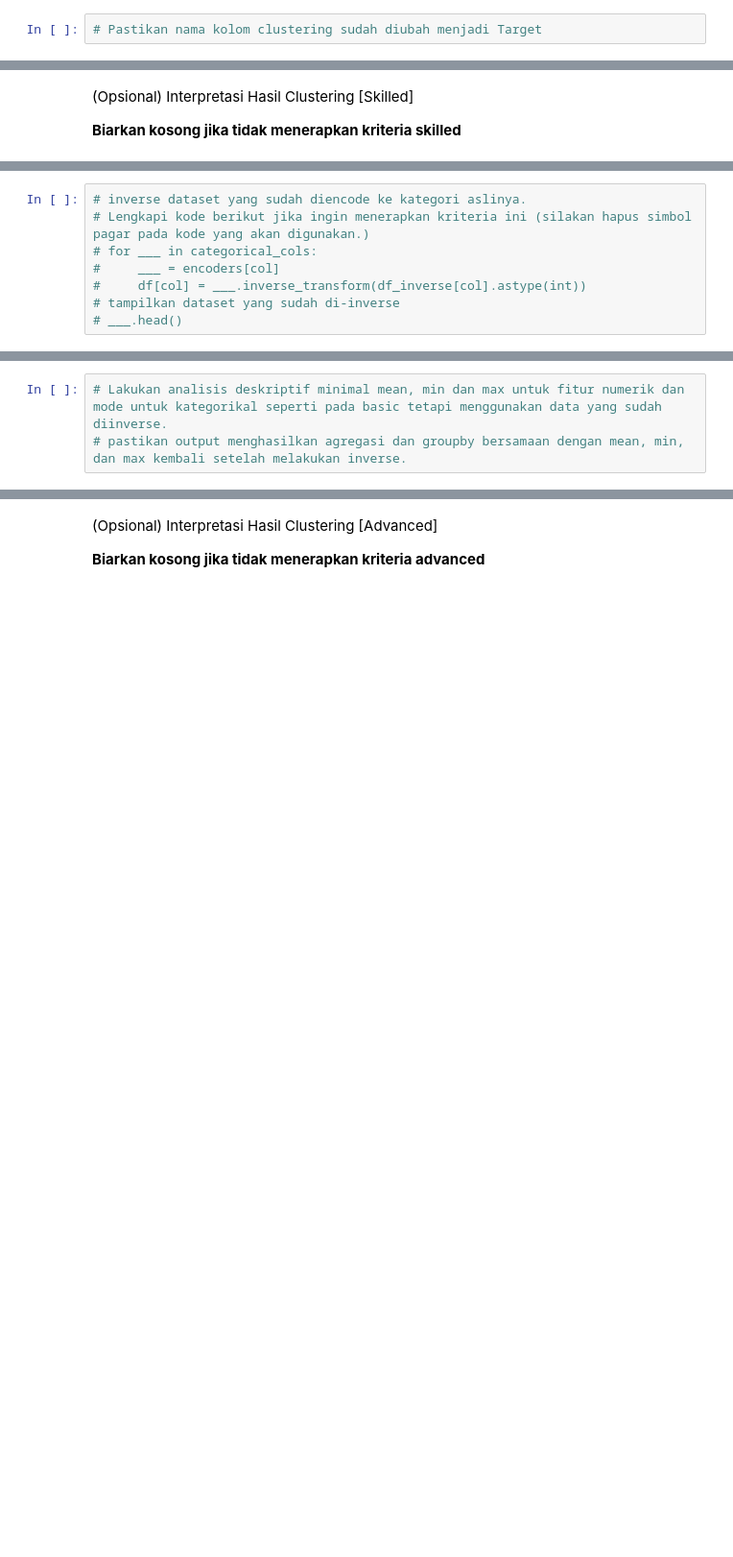
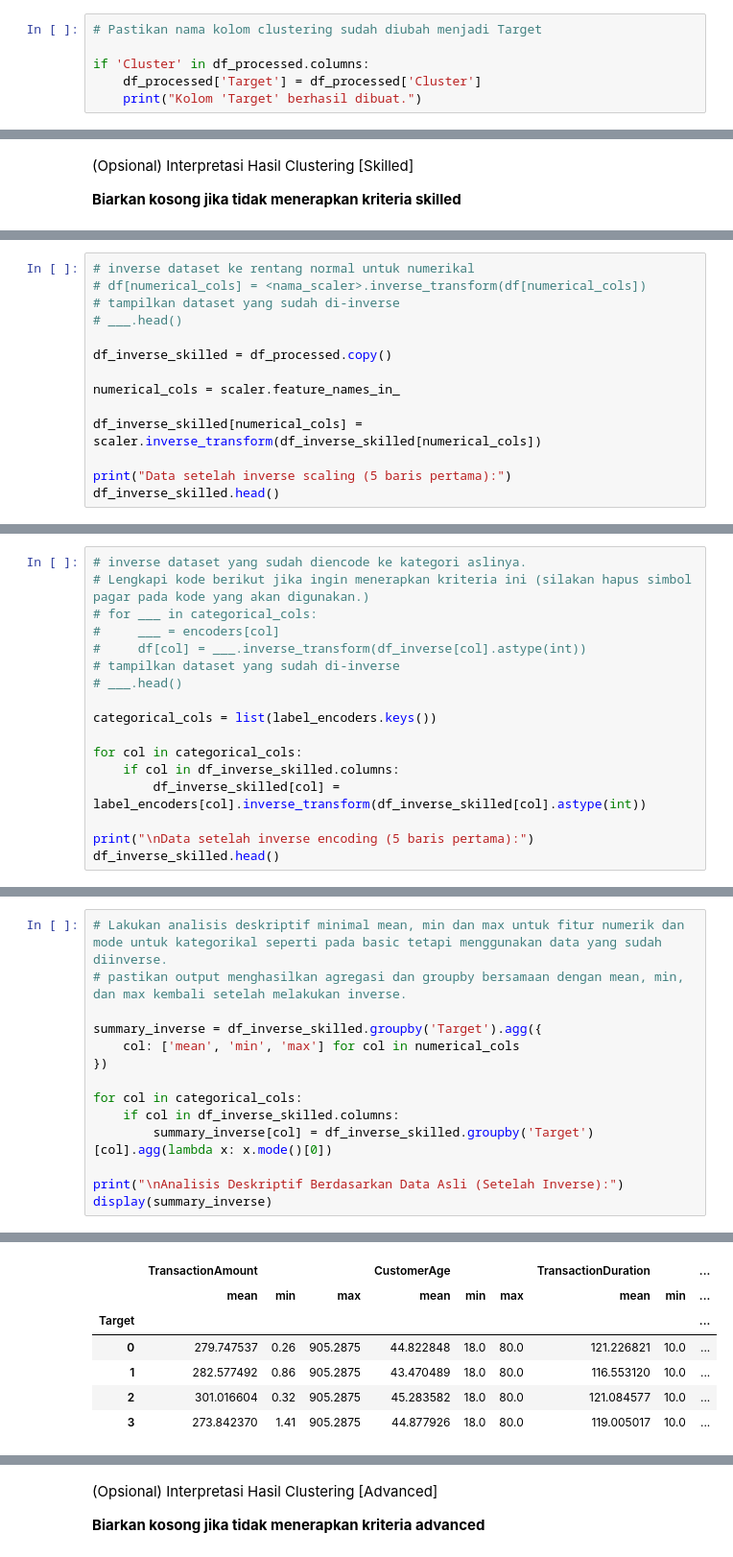
Before and after one commit to NaufalYogaPratama/BMLP-bank-transactions-data-model, a Jupyter notebook: [Clustering]_Submission_Akhir__Naufal_Yoga_Pratama.ipynb, the cells around one changed output, grey strips where cells are left out. Shown at 96% size. Cells and saved outputs as stored; diff of their text form; blank space fills up the shorter version.

```diff
--- a/[Clustering]_Submission_Akhir__Naufal_Yoga_Pratama.ipynb
+++ b/[Clustering]_Submission_Akhir__Naufal_Yoga_Pratama.ipynb
@@ -596,3 +596,7 @@ Analisis Deskriptif Berdasarkan Data yang Sudah Diproses:
 2. Simpan hasilnya ke dalam file CSV menggunakan function `to_csv()`.
 # %%
 # Pastikan nama kolom clustering sudah diubah menjadi Target
+
+if 'Cluster' in df_processed.columns:
+    df_processed['Target'] = df_processed['Cluster']
+    print("Kolom 'Target' berhasil dibuat.")
@@ -636,0 +617,14 @@ df_inverse.head()
+# %%
+# inverse dataset ke rentang normal untuk numerikal
+# df[numerical_cols] = <nama_scaler>.inverse_transform(df[numerical_cols])
+# tampilkan dataset yang sudah di-inverse
+# ___.head()
+
+df_inverse_skilled = df_processed.copy()
+
+numerical_cols = scaler.feature_names_in_
+
+df_inverse_skilled[numerical_cols] = scaler.inverse_transform(df_inverse_skilled[numerical_cols])
+
+print("Data setelah inverse scaling (5 baris pertama):")
+df_inverse_skilled.head()
@@ -642,3 +644,12 @@ df_inverse.head()
 #     df[col] = ___.inverse_transform(df_inverse[col].astype(int))
 # tampilkan dataset yang sudah di-inverse
 # ___.head()
+
+categorical_cols = list(label_encoders.keys())
+
+for col in categorical_cols:
+    if col in df_inverse_skilled.columns:
+        df_inverse_skilled[col] = label_encoders[col].inverse_transform(df_inverse_skilled[col].astype(int))
+
+print("\nData setelah inverse encoding (5 baris pertama):")
+df_inverse_skilled.head()
@@ -645,3 +664,15 @@ df_inverse.head()
 # %%
 # Lakukan analisis deskriptif minimal mean, min dan max untuk fitur numerik dan mode untuk kategorikal seperti pada basic tetapi menggunakan data yang sudah diinverse.
 # pastikan output menghasilkan agregasi dan groupby bersamaan dengan mean, min, dan max kembali setelah melakukan inverse.
+
+summary_inverse = df_inverse_skilled.groupby('Target').agg({
+    col: ['mean', 'min', 'max'] for col in numerical_cols
+})
+
+for col in categorical_cols:
+    if col in df_inverse_skilled.columns:
+        summary_inverse[col] = df_inverse_skilled.groupby('Target')[col].agg(lambda x: x.mode()[0])
+
+print("\nAnalisis Deskriptif Berdasarkan Data Asli (Setelah Inverse):")
+display(summary_inverse)
+# %% [output]
@@ -647,0 +680,7 @@ df_inverse.head()
+|  | TransactionAmount |  |  | CustomerAge |  |  | TransactionDuration |  | ... |
+|  | mean | min | max | mean | min | max | mean | min | ... |
+| Target |  |  |  |  |  |  |  |  | ... |
+| 0 | 279.747537 | 0.26 | 905.2875 | 44.822848 | 18.0 | 80.0 | 121.226821 | 10.0 | ... |
+| 1 | 282.577492 | 0.86 | 905.2875 | 43.470489 | 18.0 | 80.0 | 116.553120 | 10.0 | ... |
+| 2 | 301.016604 | 0.32 | 905.2875 | 45.283582 | 18.0 | 80.0 | 121.084577 | 10.0 | ... |
+| 3 | 273.842370 | 1.41 | 905.2875 | 44.877926 | 18.0 | 80.0 | 119.005017 | 10.0 | ... |
```
Also changed, not shown: parts of 12 cells of this notebook.
